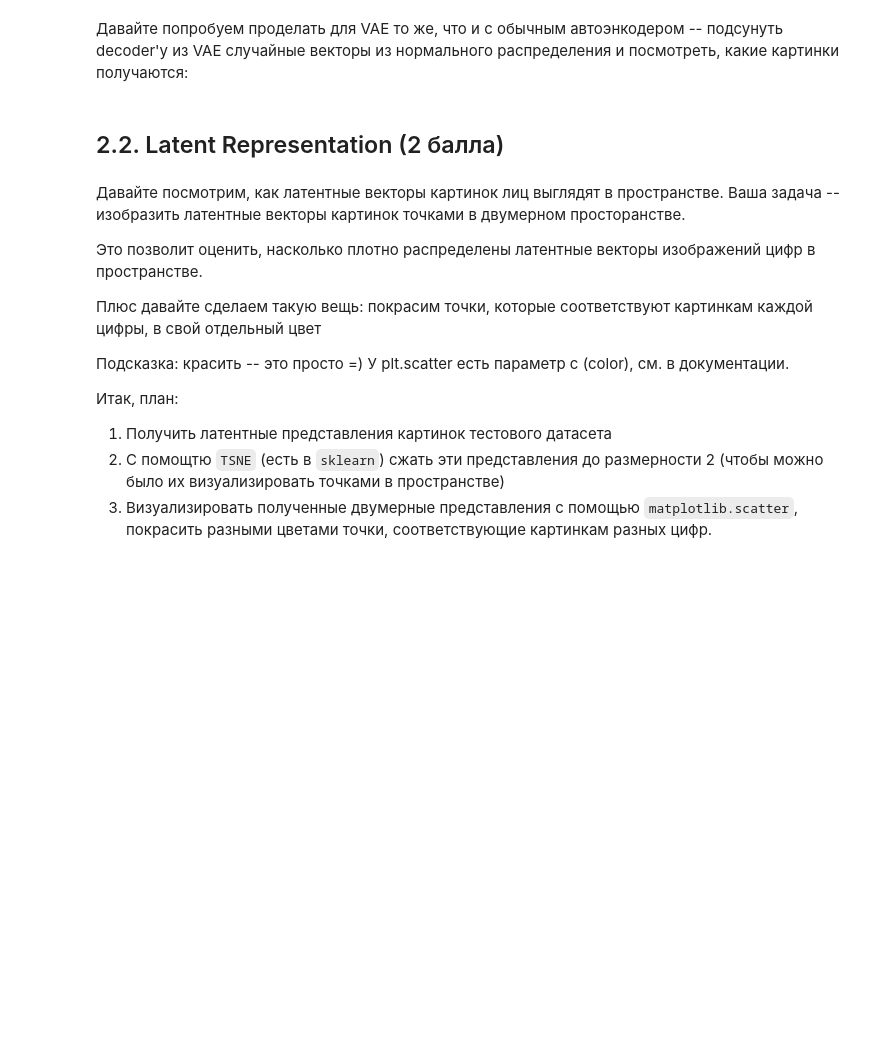
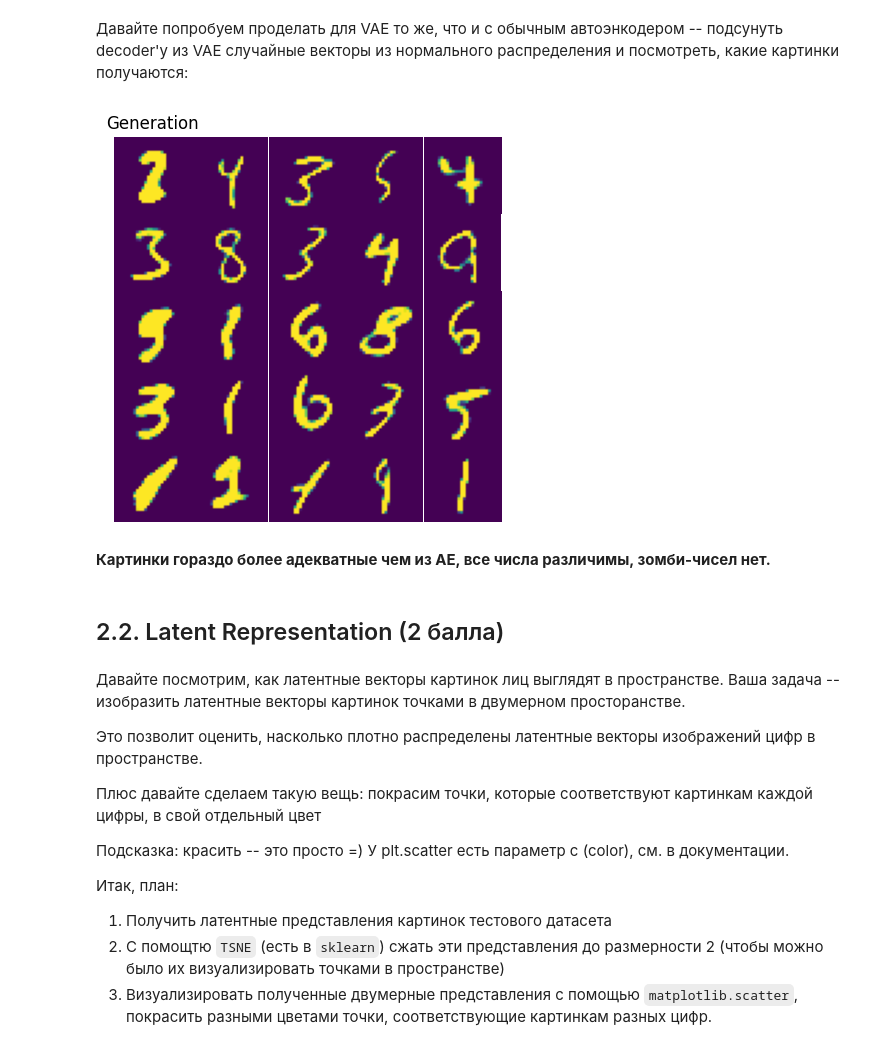
Before and after one commit to Figishe/DeepLearningSchool_part_1_ml_cv, a Jupyter notebook: week_10_AE_VAE/Homework/hw_7_autoencoders.ipynb, the cells around one changed output. Drawn from its saved outputs; the diff is of its cells as text; code cells hidden in the pictures; blank space fills up the shorter version.

```diff
--- a/week_10_AE_VAE/Homework/hw_7_autoencoders.ipynb
+++ b/week_10_AE_VAE/Homework/hw_7_autoencoders.ipynb
@@ -696,9 +839,16 @@ optimizer = <Ваш любимый оптимизатор>
 Давайте попробуем проделать для VAE то же, что и с обычным автоэнкодером -- подсунуть decoder'у из VAE случайные векторы из нормального распределения и посмотреть, какие картинки получаются:
 # %%
 # вспомните про замечание из этого же пункта обычного AE про распределение латентных переменных
-z = np.array([np.random.normal(0, 1, 100) for i in range(10)])
-output = <скормите z декодеру>
-<выведите тут полученные картинки>
+z = np.array([np.random.normal(0, 1, LATENT_DIMENSIONS) for i in range(25)])
+
+with torch.no_grad():
+    output = best_vae.model.decoder(torch.tensor(z).float().to(DEVICE))
+
+plot_generated_images(output, square_size=5)
+# %% [output]
+[figure, added]
+# %% [markdown]
+**Картинки гораздо более адекватные чем из AE, все числа различимы, зомби-чисел нет.**
 # %% [markdown]
 ## 2.2. Latent Representation (2 балла)
 # %% [markdown]
```
Also changed, not shown: parts of 34 cells of this notebook.
